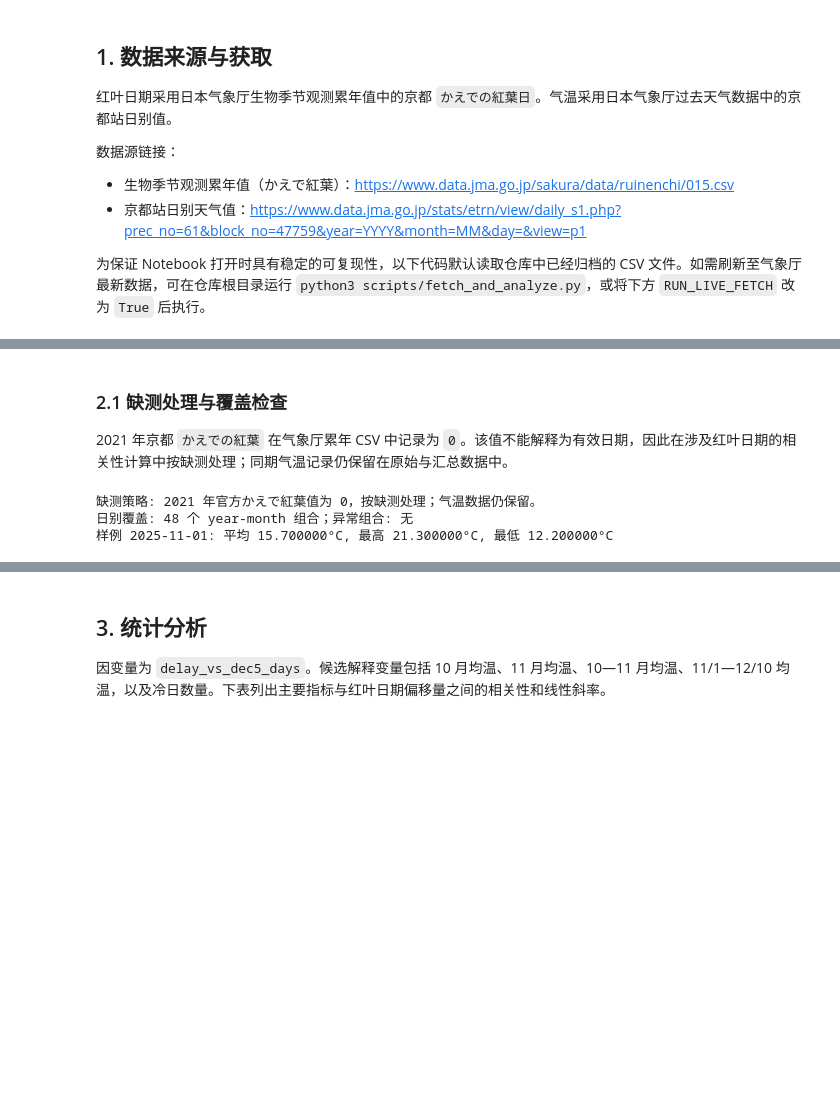
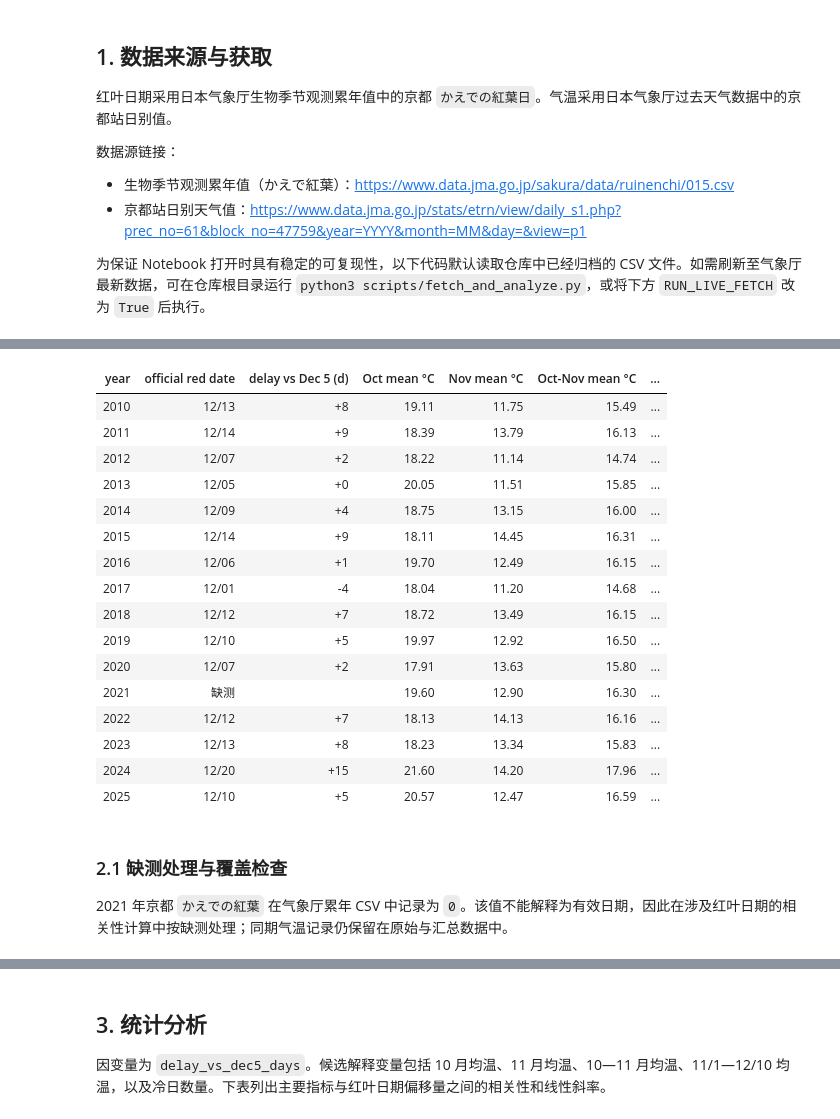
Before and after one commit to TzeHimSung/kyoto_autumn_research, a Jupyter notebook: kyoto_autumn_research_workflow.ipynb, the cells around one changed output, grey strips where cells are left out. Cells and saved outputs as stored; diff of their text form; code cells hidden in the pictures; blank space fills up the shorter version.

```diff
--- a/kyoto_autumn_research_workflow.ipynb
+++ b/kyoto_autumn_research_workflow.ipynb
@@ -62,17 +73,18 @@ RUN_LIVE_FETCH = False
 
 print("红叶日数据源:", PHENOLOGY_URL)
 print("气温数据源模板:", WEATHER_URL_TEMPLATE)
-print("为保证可复现性，默认读取仓库中的已生成 CSV；需要刷新时运行: python3 scripts/fetch_and_analyze.py")
+print("默认读取仓库中的已生成 CSV；如需刷新至气象厅最新数据，可将 RUN_LIVE_FETCH 改为 True 后执行。")
 
 if RUN_LIVE_FETCH:
     import importlib.util
     spec = importlib.util.spec_from_file_location("fetch_and_analyze", ROOT / "scripts" / "fetch_and_analyze.py")
-    analysis = importlib.util.module_from_spec(spec)
-    spec.loader.exec_module(analysis)
-    analysis.main()
-    summary = read_csv(SUMMARY)
-    daily = read_csv(DAILY)
-    correlations = read_csv(CORRELATIONS)
+    analysis_module = importlib.util.module_from_spec(spec)
+    assert spec.loader is not None
+    spec.loader.exec_module(analysis_module)
+    analysis_module.main()
+    summary = pd.read_csv(SUMMARY)
+    daily = pd.read_csv(DAILY, parse_dates=["date"])
+    stored_corr = pd.read_csv(CORRELATIONS)
 # %% [output]
 红叶日数据源: https://www.data.jma.go.jp/sakura/data/ruinenchi/015.csv
 气温数据源模板: https://www.data.jma.go.jp/stats/etrn/view/daily_s1.php?prec_no=61&block_no=47759&year=YYYY&month=MM&day=&view=p1
@@ -124,19 +101,50 @@ year | official red | delay d | Oct °C | Nov °C | Oct-Nov °C | ≤10°C days
+# %%
+summary = summary.copy()
+daily = daily.copy()
+
+summary["red_date"] = pd.to_datetime(summary["red_date"], errors="coerce")
+summary["delay_vs_dec5_days"] = pd.to_numeric(summary["delay_vs_dec5_days"], errors="coerce")
+for column in ["oct_mean_c", "nov_mean_c", "dec_mean_c", "oct_nov_mean_c", "nov_dec10_mean_c", "nov16_dec10_mean_c"]:
+    summary[column] = pd.to_numeric(summary[column], errors="coerce")
+for column in ["nov_days_le_10c", "nov_days_le_12c", "nov_dec10_days_le_10c", "nov_dec10_days_le_12c"]:
+    summary[column] = pd.to_numeric(summary[column], errors="coerce")
+for column in ["t_mean_c", "t_max_c", "t_min_c"]:
+    daily[column] = pd.to_numeric(daily[column], errors="coerce")
+
+valid = summary.dropna(subset=["delay_vs_dec5_days"]).copy()
+annual_view = summary.assign(
+    red_md=summary["red_date"].dt.strftime("%m/%d").fillna("缺测"),
+    delay=lambda df: df["delay_vs_dec5_days"].map(lambda x: "" if pd.isna(x) else f"{x:+.0f}"),
+)[["year", "red_md", "delay", "oct_mean_c", "nov_mean_c", "oct_nov_mean_c", "nov_dec10_days_le_10c"]]
+annual_view = annual_view.rename(columns={
+    "year": "year",
+    "red_md": "official red date",
+    "delay": "delay vs Dec 5 (d)",
+    "oct_mean_c": "Oct mean °C",
+    "nov_mean_c": "Nov mean °C",
+    "oct_nov_mean_c": "Oct-Nov mean °C",
+    "nov_dec10_days_le_10c": "Nov 1-Dec 10 <=10°C days",
+}).round(2)
+display(HTML(annual_view.to_html(index=False, border=0)))
+# %% [output]
+| year | official red date | delay vs Dec 5 (d) | Oct mean °C | Nov mean °C | Oct-Nov mean °C | ... |
+| 2010 | 12/13 | +8 | 19.11 | 11.75 | 15.49 | ... |
+| 2011 | 12/14 | +9 | 18.39 | 13.79 | 16.13 | ... |
+| 2012 | 12/07 | +2 | 18.22 | 11.14 | 14.74 | ... |
+| 2013 | 12/05 | +0 | 20.05 | 11.51 | 15.85 | ... |
+| 2014 | 12/09 | +4 | 18.75 | 13.15 | 16.00 | ... |
+| 2015 | 12/14 | +9 | 18.11 | 14.45 | 16.31 | ... |
+| 2016 | 12/06 | +1 | 19.70 | 12.49 | 16.15 | ... |
+| 2017 | 12/01 | -4 | 18.04 | 11.20 | 14.68 | ... |
+| 2018 | 12/12 | +7 | 18.72 | 13.49 | 16.15 | ... |
+| 2019 | 12/10 | +5 | 19.97 | 12.92 | 16.50 | ... |
+| 2020 | 12/07 | +2 | 17.91 | 13.63 | 15.80 | ... |
+| 2021 | 缺测 |  | 19.60 | 12.90 | 16.30 | ... |
+| 2022 | 12/12 | +7 | 18.13 | 14.13 | 16.16 | ... |
+| 2023 | 12/13 | +8 | 18.23 | 13.34 | 15.83 | ... |
+| 2024 | 12/20 | +15 | 21.60 | 14.20 | 17.96 | ... |
+| 2025 | 12/10 | +5 | 20.57 | 12.47 | 16.59 | ... |
 # %% [markdown]
 ### 2.1 缺测处理与覆盖检查
 
 2021 年京都 `かえでの紅葉` 在气象厅累年 CSV 中记录为 `0`。该值不能解释为有效日期，因此在涉及红叶日期的相关性计算中按缺测处理；同期气温记录仍保留在原始与汇总数据中。
-# %%
-coverage = {}
-for r in daily:
-    coverage[(r["year"], r["month"])] = coverage.get((r["year"], r["month"]), 0) + 1
-
-coverage_bad = [k for k, v in sorted(coverage.items()) if v not in (30, 31)]
-sample_2025 = next(r for r in daily if r["date"] == "2025-11-01")
-
-print("缺测策略: 2021 年官方かえで紅葉值为 0，按缺测处理；气温数据仍保留。")
-print(f"日别覆盖: {len(coverage)} 个 year-month 组合；异常组合: {coverage_bad or '无'}")
-print(f"样例 2025-11-01: 平均 {sample_2025['t_mean_c']}°C, 最高 {sample_2025['t_max_c']}°C, 最低 {sample_2025['t_min_c']}°C")
-# %% [output]
-缺测策略: 2021 年官方かえで紅葉值为 0，按缺测处理；气温数据仍保留。
-日别覆盖: 48 个 year-month 组合；异常组合: 无
-样例 2025-11-01: 平均 15.700000°C, 最高 21.300000°C, 最低 12.200000°C
```
Also changed, not shown: parts of 25 cells of this notebook, 3 other files.
